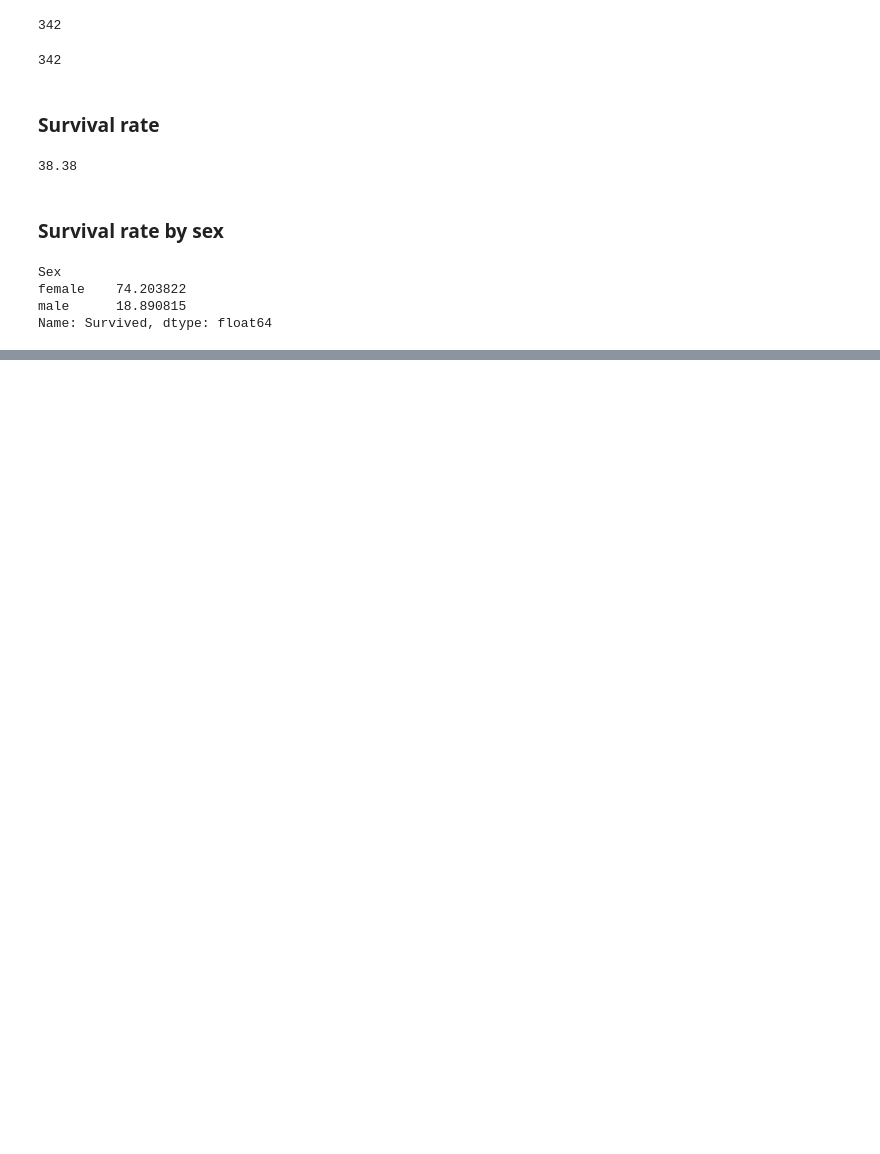
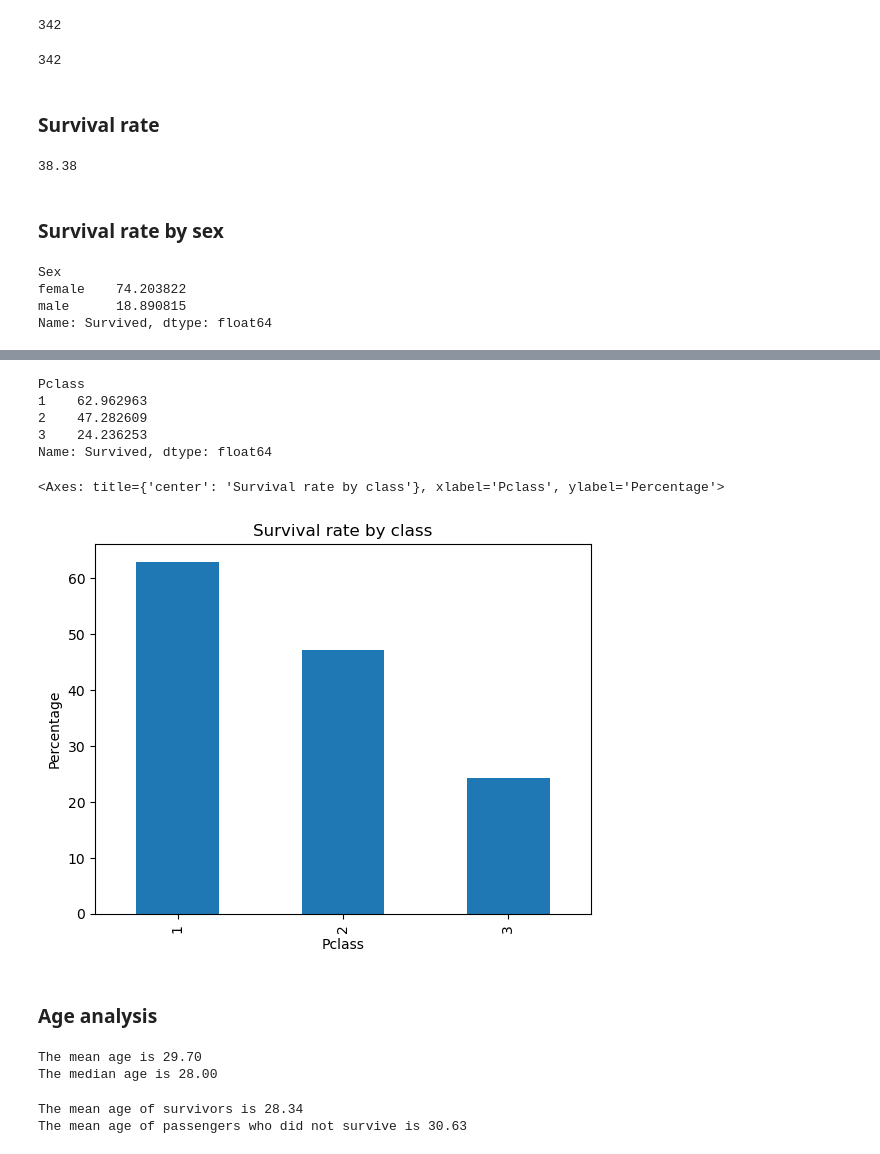
Before and after one commit to AlejandroRodriguezCervera/pasajeros_titanic, a Jupyter notebook: Pasajeros_Titanic_python.ipynb, the cells around one changed output, grey strips where cells are left out. Saved outputs shown, nothing was run; the diff lists cells and outputs as text; code cells hidden in the pictures; blank space fills up the shorter version.

```diff
--- a/Pasajeros_Titanic_python.ipynb
+++ b/Pasajeros_Titanic_python.ipynb
@@ -110,0 +114,32 @@ survival_by_sex.plot(kind="bar", title="Survival Rate by Sex")
+# %%
+survival_by_class = data.groupby("Pclass")["Survived"].mean()*100
+survival_by_class
+# %% [output]
+Pclass
+1    62.962963
+2    47.282609
+3    24.236253
+Name: Survived, dtype: float64
+# %%
+survival_by_class.plot (kind = "bar", title = "Survival rate by class", ylabel = "Percentage")
+# %% [output]
+<Axes: title={'center': 'Survival rate by class'}, xlabel='Pclass', ylabel='Percentage'>
+[figure, added]
+# %% [markdown]
+### Age analysis
+# %%
+age_mean =data["Age"].mean()
+print(f"The mean age is {age_mean:.2f}")
+age_median = data["Age"].median()
+print(f"The median age is {age_median:.2f}")
+# %% [output]
+The mean age is 29.70
+The median age is 28.00
+# %%
+age_mean_survivors = data[data["Survived"] == 1]["Age"].mean()
+print(f"The mean age of survivors is {age_mean_survivors:.2f}")
+age_mean_no_survivors = data[data["Survived"] == 0]["Age"].mean()
+print(f"The mean age of passengers who did not survive is {age_mean_no_survivors:.2f}")
+# %% [output]
+The mean age of survivors is 28.34
+The mean age of passengers who did not survive is 30.63
```
Also changed, not shown: parts of 5 cells of this notebook.
